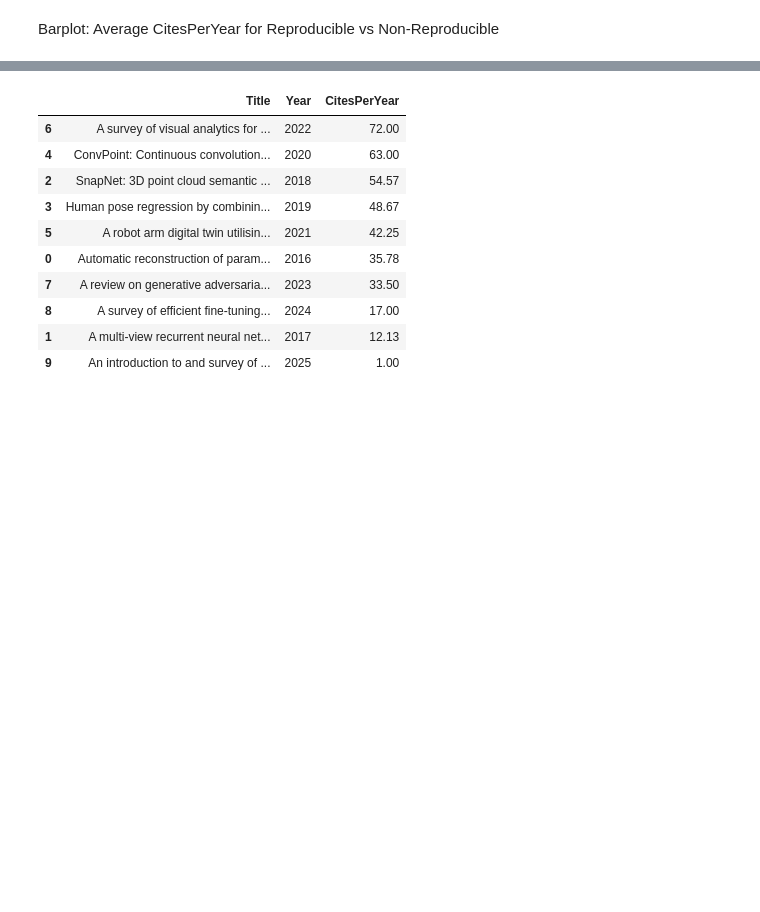
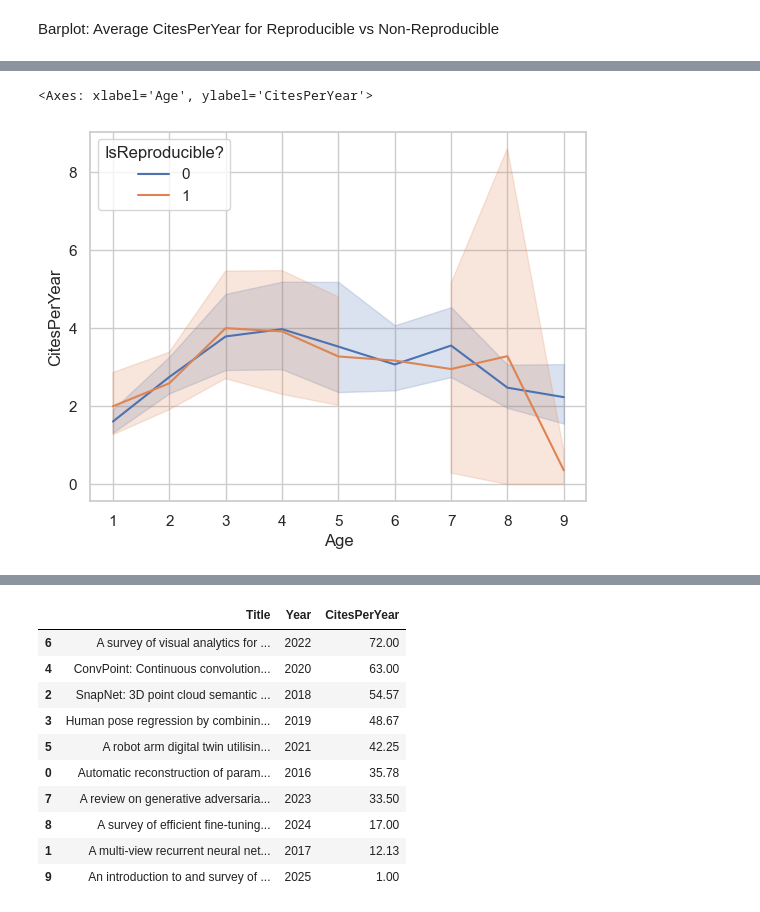
Before and after one commit to senuthcode/Professional-Learning-Goal-, a Jupyter notebook: notebooks/analysis.ipynb, the cells around one changed output, grey strips where cells are left out. Saved outputs shown, nothing was run; the diff lists cells and outputs as text; code cells hidden in the pictures; blank space fills up the shorter version.

```diff
--- a/notebooks/analysis.ipynb
+++ b/notebooks/analysis.ipynb
@@ -238,3 +293,8 @@ plt.show()
+# %%
+sns.lineplot(data=merged_df, x='Age', y='CitesPerYear', hue='IsReproducible?')
+# %% [output]
+<Axes: xlabel='Age', ylabel='CitesPerYear'>
+[figure, added]
 # %%
 repro_rate = merged_df.groupby('Year')['IsReproducible?'].value_counts(normalize=True).unstack()
 repro_rate.plot(kind='line', marker='o', figsize=(10,6))
```
Also changed, not shown: parts of 37 cells of this notebook.
